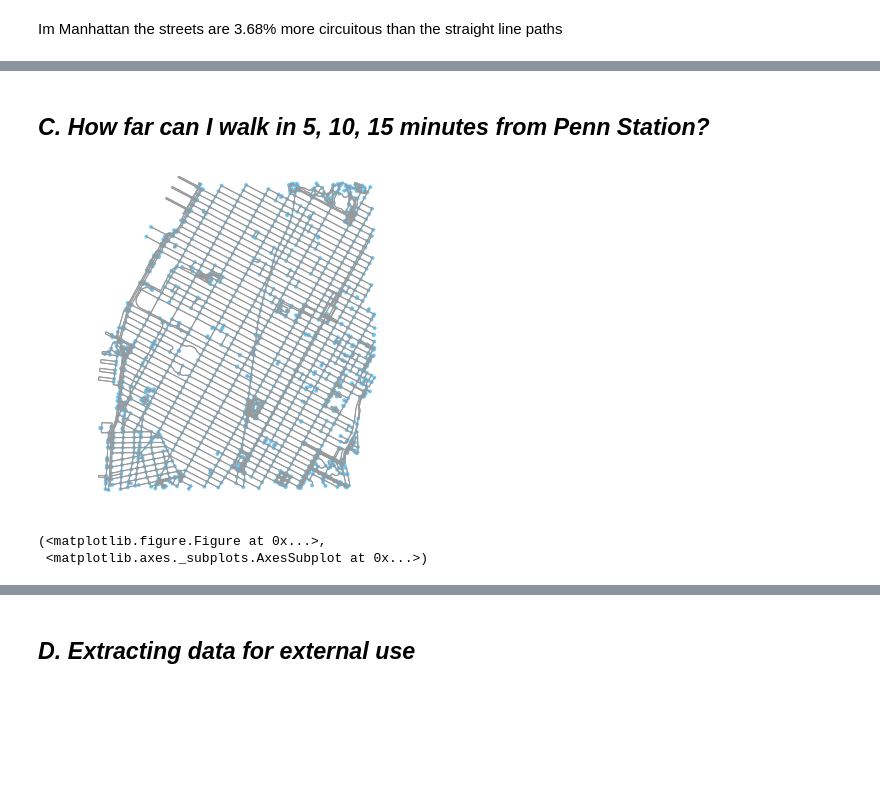
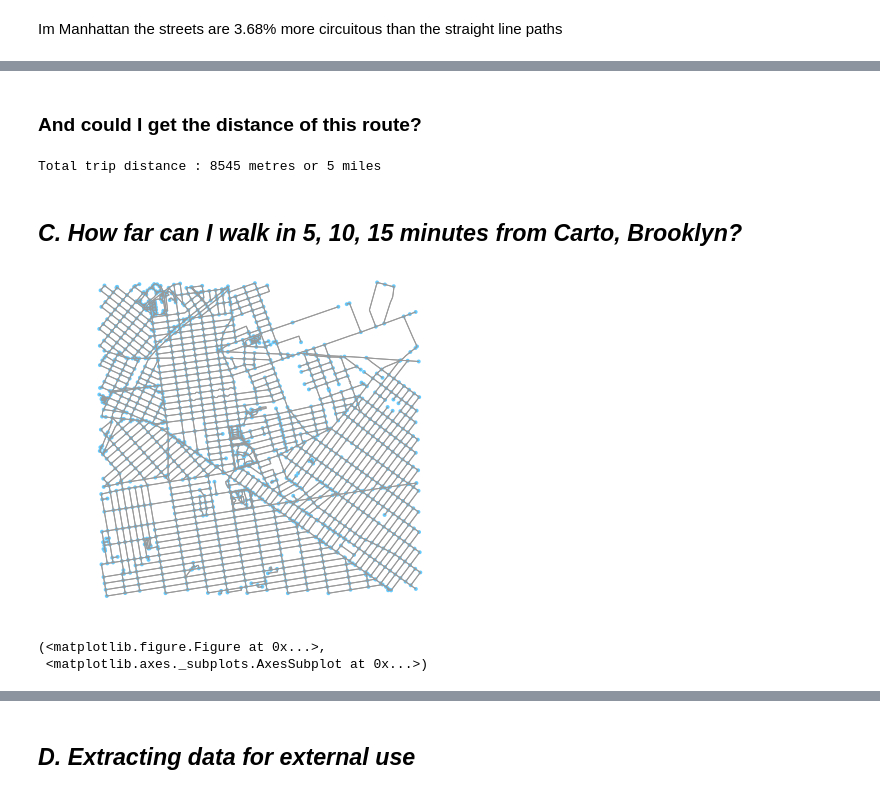
Before and after one commit to ManushiM/CartoCamp_Workshops, a Jupyter notebook: CartoCamp_OSMnx.ipynb, the cells around one changed output, grey strips where cells are left out. Saved outputs shown, nothing was run; the diff lists cells and outputs as text; code cells hidden in the pictures; blank space fills up the shorter version.

```diff
--- a/CartoCamp_OSMnx.ipynb
+++ b/CartoCamp_OSMnx.ipynb
@@ -165,8 +179,8 @@ dtype: object
 # %%
 #Provide coordinates and extract nodes
-penn_station = (40.750551, -73.993538)
-grand_central = (40.752954, -73.977251)
-origin_node = ox.get_nearest_node(G1, penn_station)
-destination_node = ox.get_nearest_node(G1, grand_central)
+carto = (40.704667, -73.936701)
+google_ny = (40.740881, -74.002017)
+origin_node = ox.get_nearest_node(G4, carto)
+destination_node = ox.get_nearest_node(G4, google_ny)
 origin_node, destination_node
 # %% [output]
@@ -189,0 +204,2 @@ Map Output:
+# %% [markdown]
+### And could I get the distance of this route?
@@ -190,17 +209,24 @@ Map Output:
+# %%
+#Calculate route length in metres and miles
+route_lengths = ox.get_route_edge_attributes(G4_proj, route, 'length')
+distance = int(np.sum(route_lengths))
+print('Total trip distance : ' + str(distance) + ' metres or ' + str(int(distance * 0.0006213)) + ' miles')
+# %% [output]
+Total trip distance : 8545 metres or 5 miles
 # %% [markdown]
-## *C. How far can I walk in 5, 10, 15 minutes from Penn Station?*
+## *C. How far can I walk in 5, 10, 15 minutes from Carto, Brooklyn?*
 # %%
 #setting basic configuration
 network_type = 'walk'
 trip_times = [5, 10, 15] #in minutes
 travel_speed = 4.5 #walking speed in km/hour
 # %%
-#Generating graph for a 2km radius around Penn Station
-G4 = ox.graph_from_point(penn_station, distance=2000, network_type='walk')
-G4 = ox.project_graph(G4)
-ox.plot_graph(G4)
+#Generating graph for a 2km radius around Carto
+G5 = ox.graph_from_point(carto, distance=2000, network_type='walk')
+G5 = ox.project_graph(G5)
+ox.plot_graph(G5)
 # %% [output]
-[figure, old version]
+[figure, new version]
 (<matplotlib.figure.Figure at 0x...>,
  <matplotlib.axes._subplots.AxesSubplot at 0x...>)
 # %%
```
Also changed, not shown: parts of 33 cells of this notebook.
